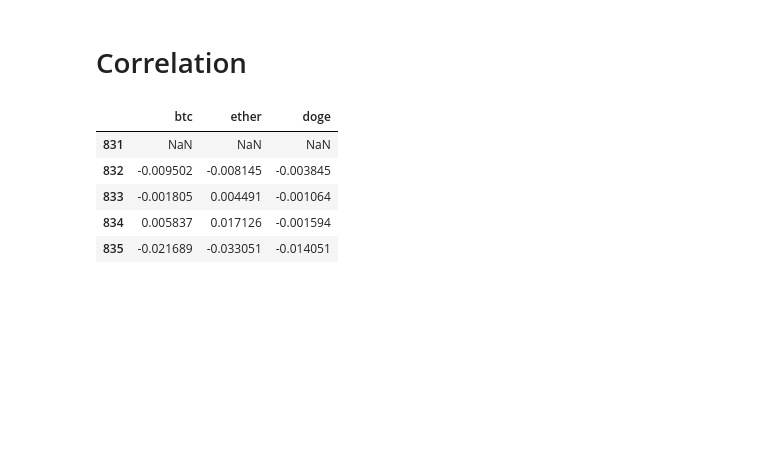
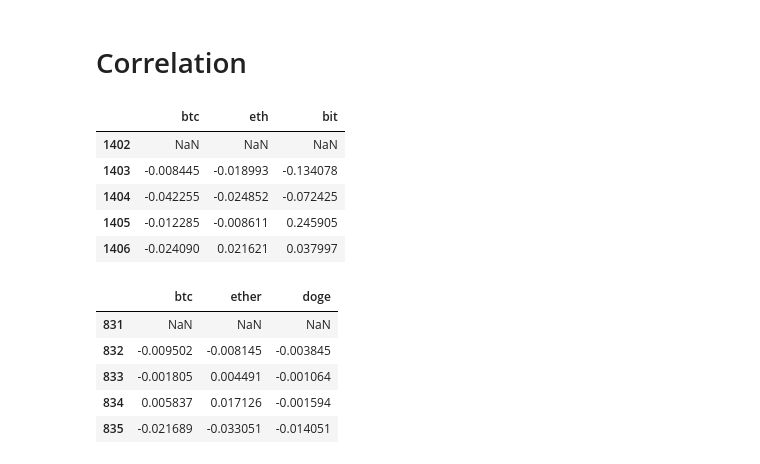
Before and after one commit to yamini236/Microsoftengage-Used-Cars-Data-Analysis, a Jupyter notebook: M.Engage.ipynb, the cells around one changed output. Cells and saved outputs as stored; diff of their text form; code cells hidden in the pictures; blank space fills up the shorter version.

```diff
--- a/M.Engage.ipynb
+++ b/M.Engage.ipynb
@@ -338,6 +338,20 @@ Conclusion- The following plots depicts the return in the stock market of respec
 From the given plot we observer that the daily return in currency of ethereum and bitcoin was uneven in 2018, but according to 2020 stats it has imrproved and hence become even leading uniformity.
 # %% [markdown]
 # Correlation
+# %%
+closeDf18=pd.DataFrame()
+closeDf18['btc']=btc18['Close']
+closeDf18['eth']=ether18['Close']
+closeDf18['bit']=bit['Close']
+returns18 = closeDf18.pct_change()
+returns18.head()
+# %% [output]
+|  | btc | eth | bit |
+| 1402 | NaN | NaN | NaN |
+| 1403 | -0.008445 | -0.018993 | -0.134078 |
+| 1404 | -0.042255 | -0.024852 | -0.072425 |
+| 1405 | -0.012285 | -0.008611 | 0.245905 |
+| 1406 | -0.024090 | 0.021621 | 0.037997 |
 # %%
 btc=equalize(btc,ether)
 doge=equalize(doge,ether)
```
Also changed, not shown: parts of 4 cells of this notebook.
